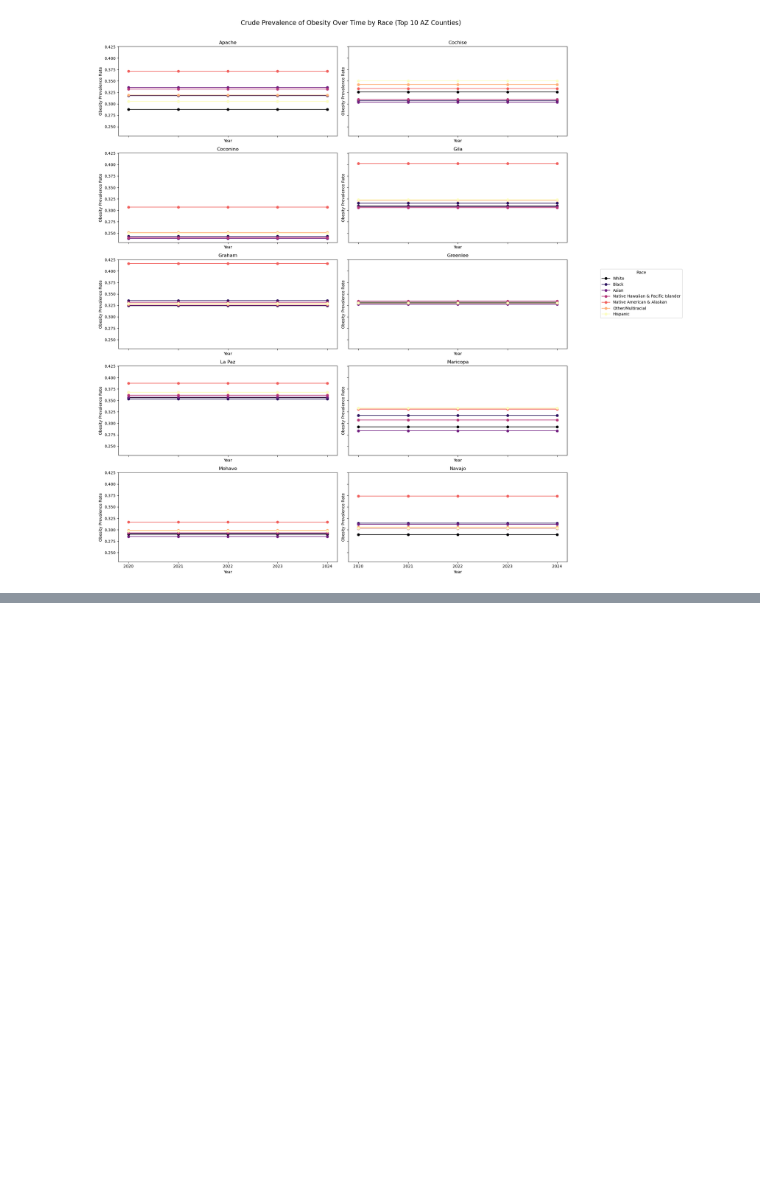
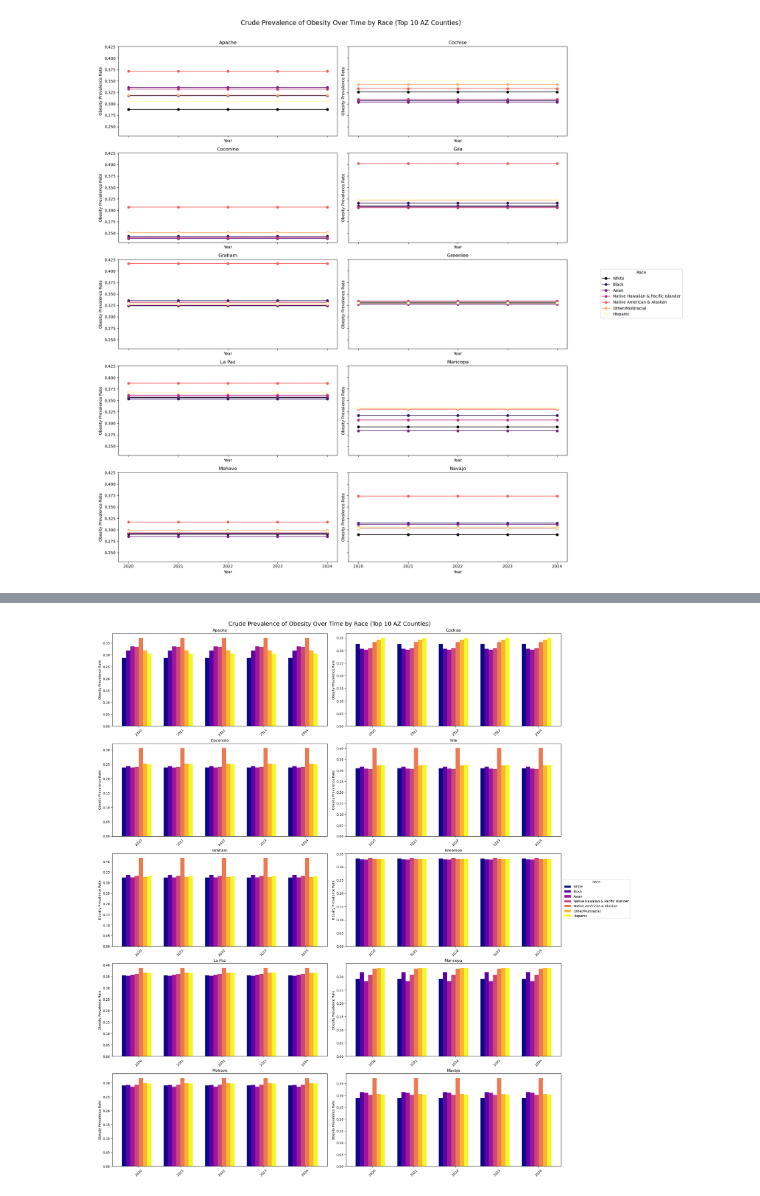
Before and after one commit to INFO-698-InfoSci-Capstone/geo-health-ai, a Jupyter notebook: Working_Files/cjcodeforviz_rh.ipynb, the cells around one changed output, grey strips where cells are left out. Cells and saved outputs as stored; diff of their text form; code cells hidden in the pictures; blank space fills up the shorter version.

```diff
--- a/Working_Files/cjcodeforviz_rh.ipynb
+++ b/Working_Files/cjcodeforviz_rh.ipynb
@@ -416,0 +473,53 @@ plt.show()
+# %%
+# Bar for Obesity
+
+# Define top 10 counties
+counties = [
+    'Apache', 'Cochise', 'Coconino', 'Gila', 'Graham',
+    'Greenlee', 'La Paz', 'Maricopa', 'Mohave', 'Navajo'
+]
+
+# Define race columns for obesity
+obesity_columns = {
+    '%WhiteObesity': 'White',
+    '%BlackObesity': 'Black',
+    '%AsianObesity': 'Asian',
+    '%NHOPIObesity': 'Native Hawaiian & Pacific Islander',
+    '%AIANObesity': 'Native American & Alaskan',
+    '%OMultirObesity': 'Other/Multiracial',
+    '%HispanicObesity': 'Hispanic'
+}
+
+# Set up color map
+cmap = plt.colormaps.get_cmap('plasma').resampled(len(obesity_columns))
+colors = [cmap(i) for i in range(len(obesity_columns))]
+
+# Setup the subplot grid
+fig, axes = plt.subplots(5, 2, figsize=(20, 24), constrained_layout=True)
+axes = axes.flatten()
+bar_width = 0.1
+
+for idx, county in enumerate(counties):
+    ax = axes[idx]
+    subset = Unioned_Data_By_Race[Unioned_Data_By_Race['CountyName'] == county]
+    years = subset['year'].values
+    x = np.arange(len(years))
+
+    for i, (col, label) in enumerate(obesity_columns.items()):
+        heights = subset[col].values
+        offsets = x + (i - len(obesity_columns)/2) * bar_width
+        ax.bar(offsets, heights, width=bar_width, color=colors[i], label=label)
+
+    ax.set_title(f'{county}', fontsize=12)
+    ax.set_xticks(x)
+    ax.set_xticklabels(years, rotation=45)
+    ax.set_ylabel('Obesity Prevalence Rate')
+
+# Shared legend
+handles, labels = ax.get_legend_handles_labels()
+fig.legend(handles, labels, title='Race', loc='center right', bbox_to_anchor=(1.15, 0.5))
+
+plt.suptitle('Crude Prevalence of Obesity Over Time by Race (Top 10 AZ Counties)', fontsize=18)
+plt.show()
+# %% [output]
+[figure, added]
```
Also changed, not shown: parts of 1 cell of this notebook.
